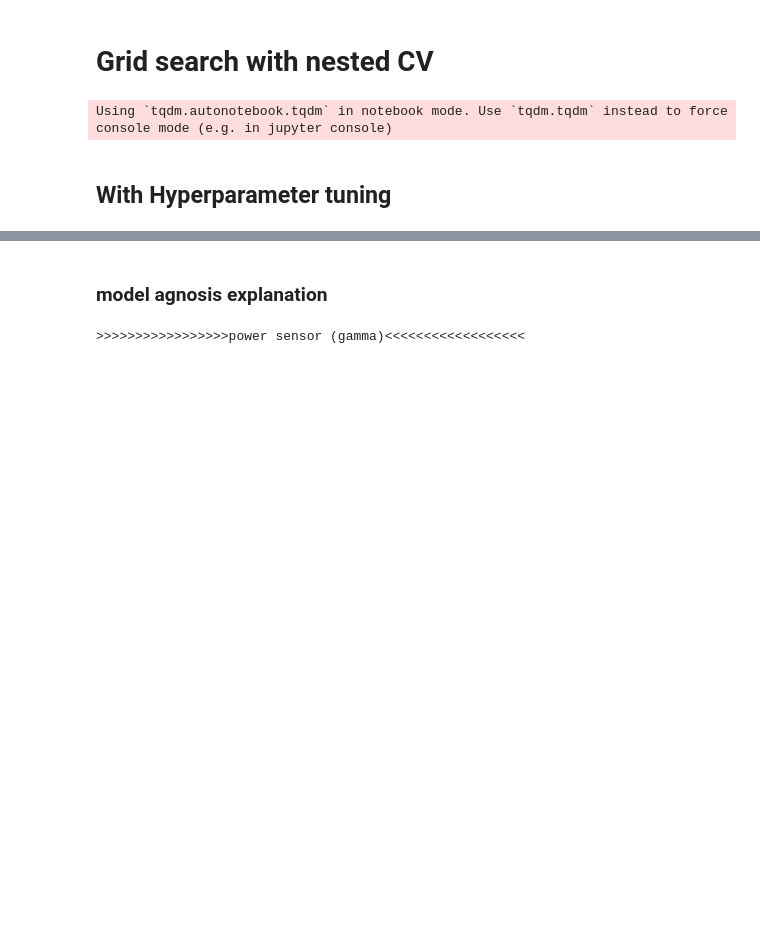
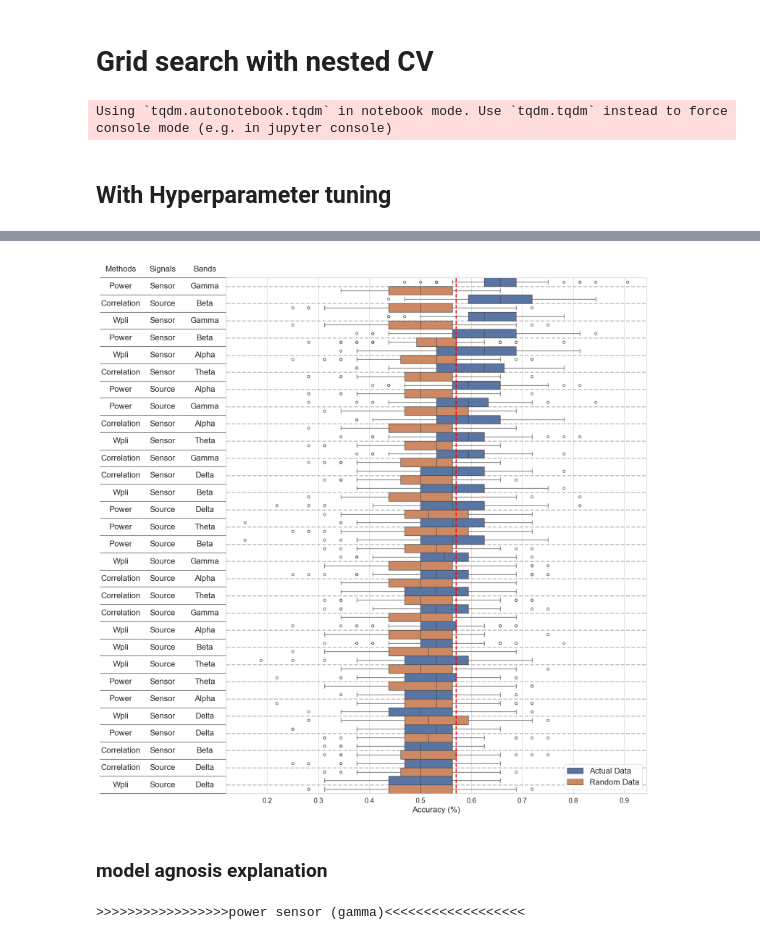
Before and after one commit to Yeganehfrh/SugNet, a Jupyter notebook: notebooks/nested_cross_validation.ipynb, the cells around one changed output, grey strips where cells are left out. Cells and saved outputs as stored; diff of their text form; code cells hidden in the pictures; blank space fills up the shorter version.

Commit message:
Plot model accuracies with boxplot.

```diff
--- a/notebooks/nested_cross_validation.ipynb
+++ b/notebooks/nested_cross_validation.ipynb
@@ -241,3 +255,58 @@ plot_grid(acc, acc_rnd, markersize=21, figsize=(14,16), n_boot=5000, errorbar=('
+# %%
+acc = pd.read_csv('data/classification_results/fine_tuned/acc.csv', index_col=0).melt()
+acc_rnd = pd.read_csv('data/classification_results/fine_tuned/acc_rnd.csv', index_col=0).melt()
+uniques = acc.groupby('variable').mean().sort_values(by='value', ascending=False)
+order = acc.groupby('variable')['value'].mean().sort_values(ascending=False).index.values
+acc['random'], acc_rnd['random'] = 'Actual Data', 'Random Data'
+accs = pd.concat([acc, acc_rnd], axis=0)
+
+sns.set(style="whitegrid")
+sns.set_context("paper")
+
+# Draw Plot
+fig, ax = plt.subplots(1, 1, figsize=(14,16))
+# plt.figure(figsize=(14,16), dpi= 80)
+sns.boxplot(x='value', y='variable', data=accs, orient='h', hue='random', order=order, whis=1, width=1)
+
+# ----------------- table -----------------
+table_content = [i.split(' ') for i in uniques.index]
+table_content = [[re.sub(r'[()]', '', j).capitalize() for j in i] for i in table_content]
+col = ['Methods', 'Signals', 'Bands']
+n = len(table_content)
+
+# Plot
+fig.subplots_adjust(left=0.07,
+                    top=1
+                    )
+
+table = ax.table(cellText=table_content,
+                    colLabels=col,
+                    cellLoc='center',
+                    colColours =["palegreen"]*3,
+                    bbox=(-0.3, 0.0, 0.3, (n+1) / n),
+                    edges='B',
+                    )
+
+table.auto_set_font_size(False)
+table.set_fontsize(16)
+
+fig.canvas.draw()   # need to draw the figure twice
+plt.xticks(fontsize=14)
+plt.xlabel('Accuracy (%)', fontsize=16)
+plt.ylabel('')
+plt.yticks([])
+# change the size of the legend
+plt.legend(loc="lower right", fontsize=16)
+
+# add grid to the categorical y axis
+for y in np.arange(0, 30, 1):
+    ax.axhline(y, linestyle='--', color='gray', lw=2, alpha=0.5, zorder=0)
+
+plt.axvline(0.57, color='red', linestyle='--', lw=2, alpha=1)
+plt.legend(loc="lower right", fontsize=16)
+plt.show()
+# %% [output]
+[figure, added]
 # %% [markdown]
 ### model agnosis explanation
 # %%
```
Also changed, not shown: parts of 4 cells of this notebook.
